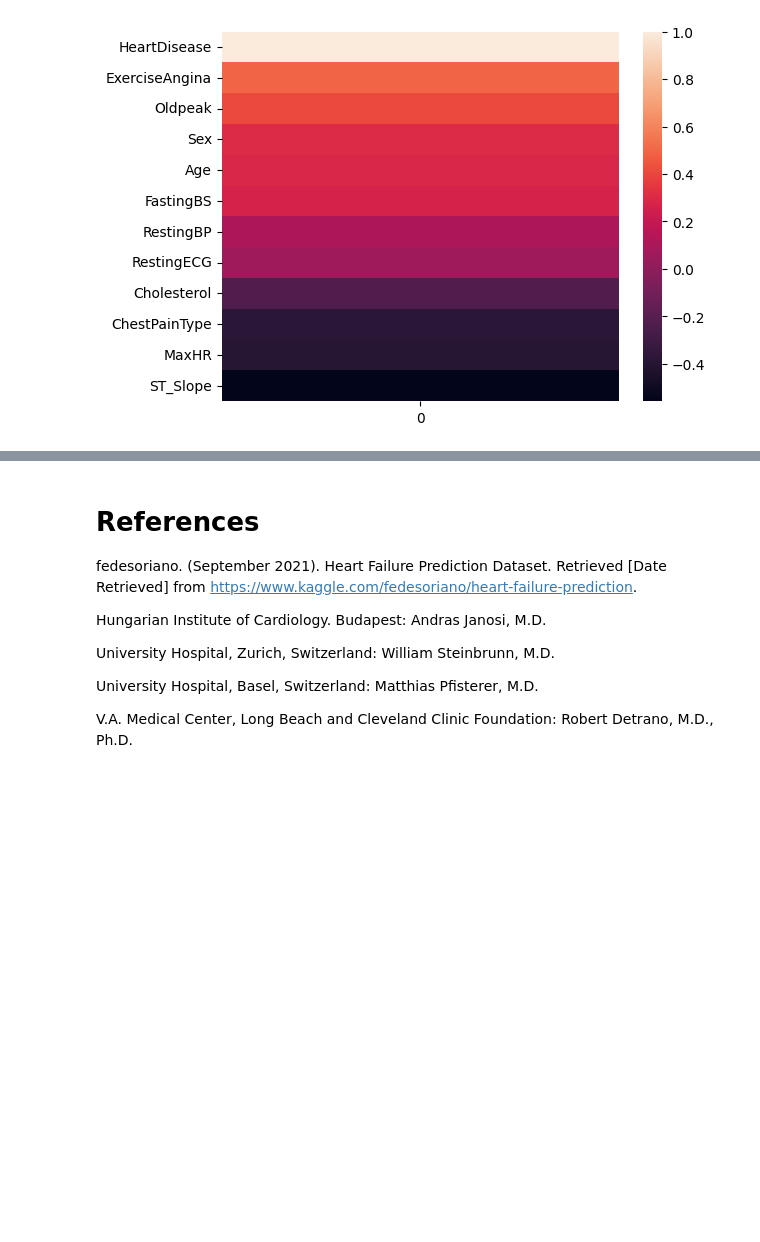
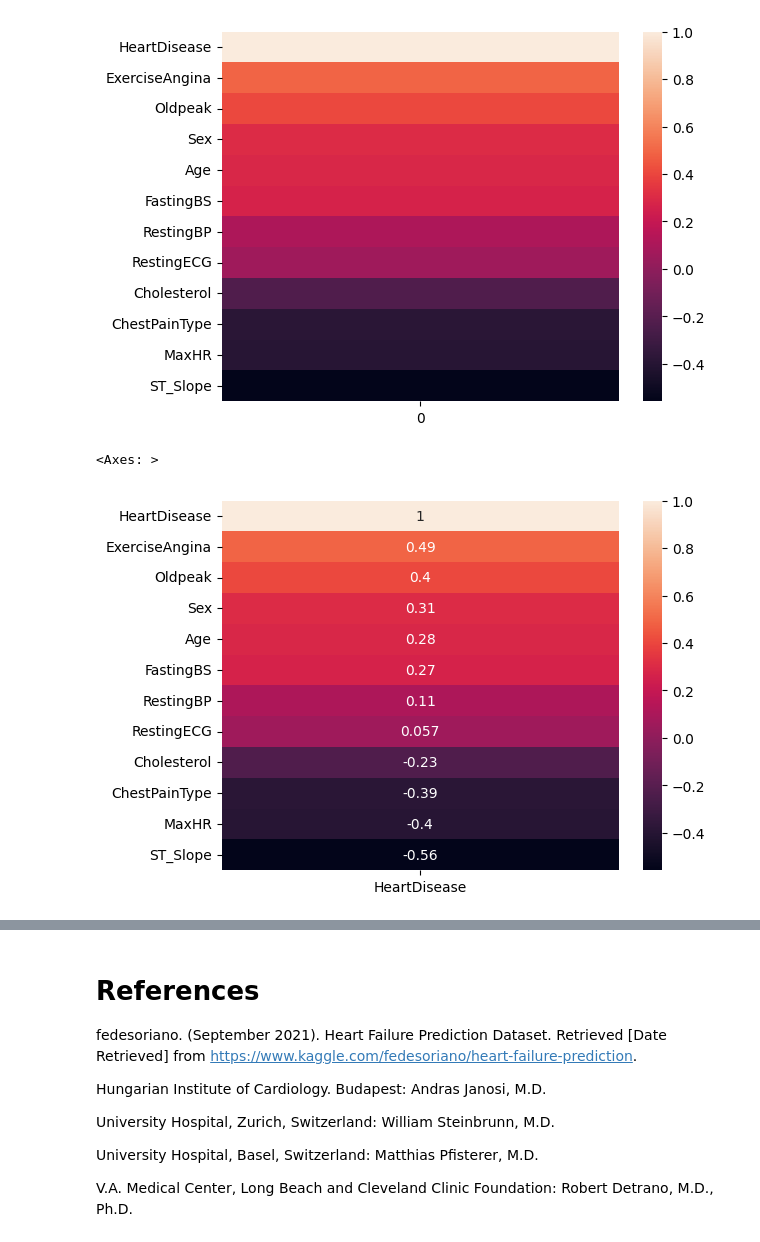
Before and after one commit to VeronicaObodozie/Responsible-and-Reproducible-AI, a Jupyter notebook: Heart Failure Prediction/Data Exploration/DataExploration.ipynb, the cells around one changed output, grey strips where cells are left out. Drawn from its saved outputs; the diff is of its cells as text; code cells hidden in the pictures; blank space fills up the shorter version.

```diff
--- a/Heart Failure Prediction/Data Exploration/DataExploration.ipynb
+++ b/Heart Failure Prediction/Data Exploration/DataExploration.ipynb
@@ -316,3 +417,11 @@ sns.heatmap(pd.DataFrame(correlation))
 # %% [output]
 <Axes: >
 [figure]
+# %%
+correlation= data_corr.corrwith(data_corr['HeartDisease']).sort_values(ascending=False)
+correlation= pd.DataFrame(correlation)
+correlation.columns = ['HeartDisease']
+sns.heatmap(correlation, annot=True)
+# %% [output]
+<Axes: >
+[figure, added]
```
Also changed, not shown: parts of 10 cells of this notebook, 6 other files.
